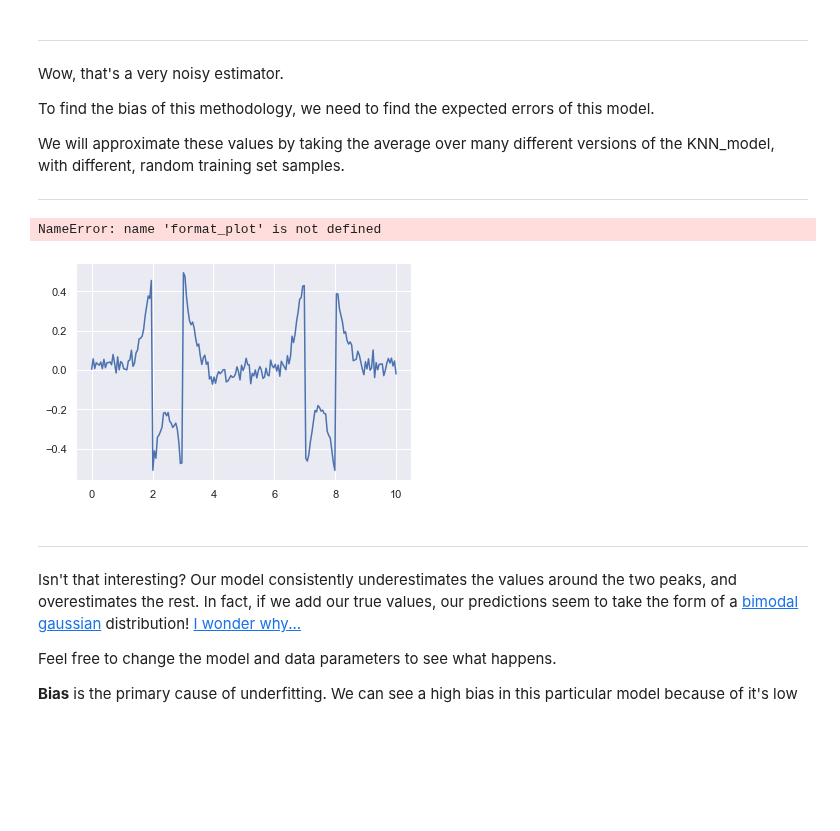
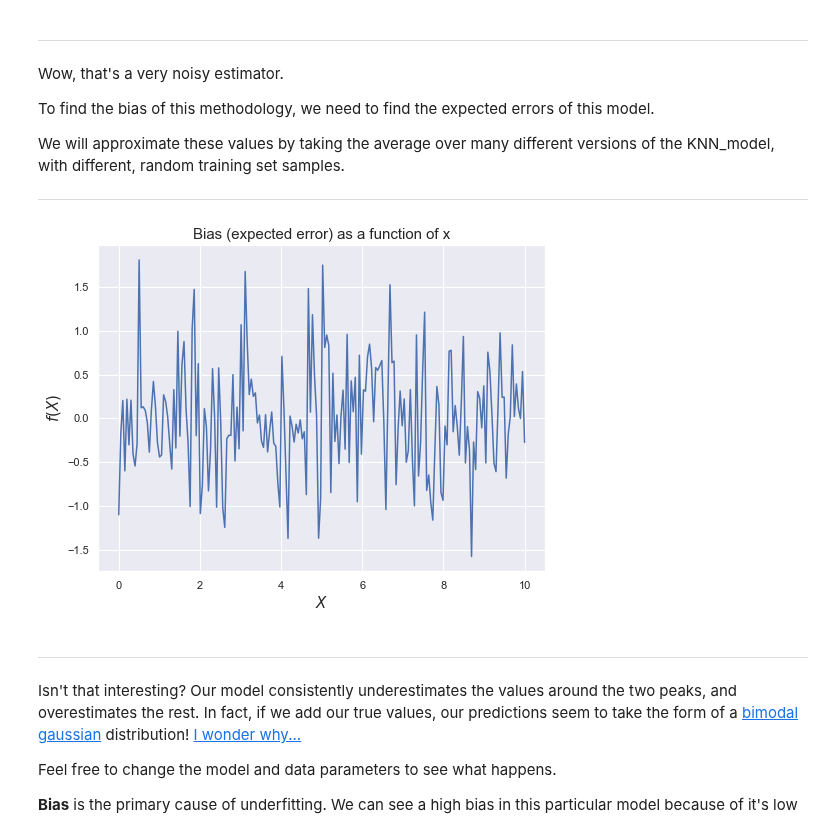
Before and after one commit to shinshoji01/gonken-lesson, a Jupyter notebook: 2020/06_Bias and variance.ipynb, the cells around one changed output. Cells and saved outputs as stored; diff of their text form; code cells hidden in the pictures; blank space fills up the shorter version.

```diff
--- a/2020/06_Bias and variance.ipynb
+++ b/2020/06_Bias and variance.ipynb
@@ -199,27 +196,28 @@ We will approximate these values by taking the average over many different versi
 # %%
 K = 3
 X_N = 30
 N = 500
 
 X_test = np.linspace(0,10,200)
+Y_
 errs = []
 for _ in range(N):
     X = np.random.random((X_N))*10
     KNN_model = neighbors.KNeighborsRegressor(K)
     KNN_model.fit(X[...,None], f(X)[...,None])
 
     predictions = KNN_model.predict(np.linspace(0,10,200)[...,None])[:,0]
-    errs.append(get_errors(predictions, f(X_test)))
+#     errs.append(get_errors(predictions, f(X_test)))
+    errs.append(get_errors(predictions, Y_test))
 
 errs = np.asarray(errs)
 avgs = errs.mean(axis=0)
 
 plt.plot(X_test, avgs)
 format_plot('Bias (expected error) as a function of x')
 plt.show()
 # %% [output]
-NameError: name 'format_plot' is not defined
-[figure, old version]
+[figure, new version]
 # %% [markdown]
 ---
 
```
Also changed, not shown: parts of 11 cells of this notebook, 4 other files.
